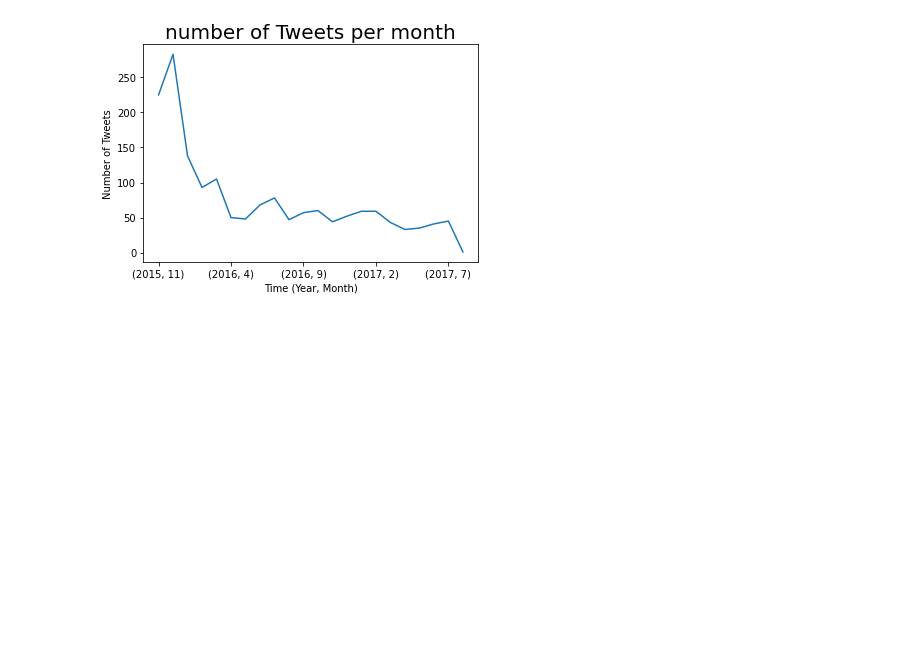
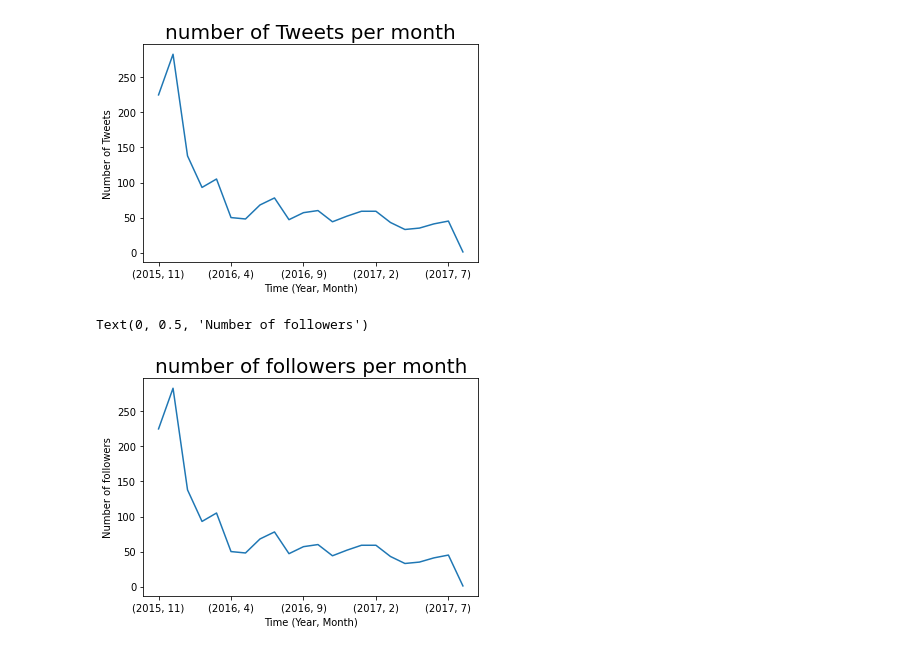
Before and after one commit to hagerElsehaimy/WeRateDogs, a Jupyter notebook: WeRateDogs.ipynb, the cells around one changed output. Saved outputs shown, nothing was run; the diff lists cells and outputs as text; code cells hidden in the pictures; blank space fills up the shorter version.

Commit message:
visualize no of followes per month

```diff
--- a/WeRateDogs.ipynb
+++ b/WeRateDogs.ipynb
@@ -864,3 +864,11 @@ plt.ylabel('Number of Tweets')
 # %% [output]
 Text(0, 0.5, 'Number of Tweets')
 [figure]
+# %%
+archive_df['followers_count'].groupby([archive_df['year'],archive_df['month']]).count().plot(kind='line')
+plt.title('number of followers per month', size=20)
+plt.xlabel('Time (Year, Month)')
+plt.ylabel('Number of followers')
+# %% [output]
+Text(0, 0.5, 'Number of followers')
+[figure, added]
```
